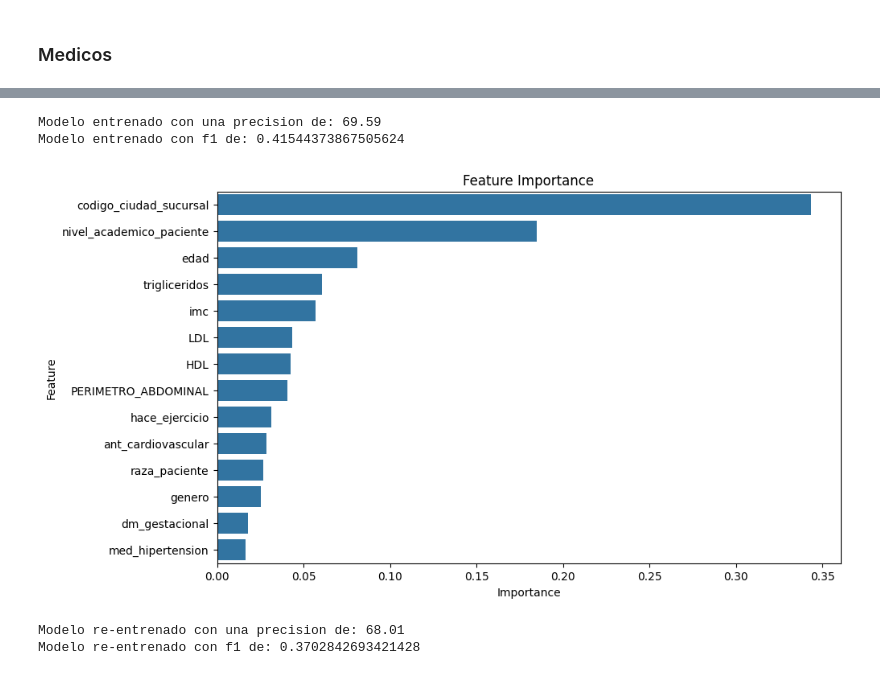
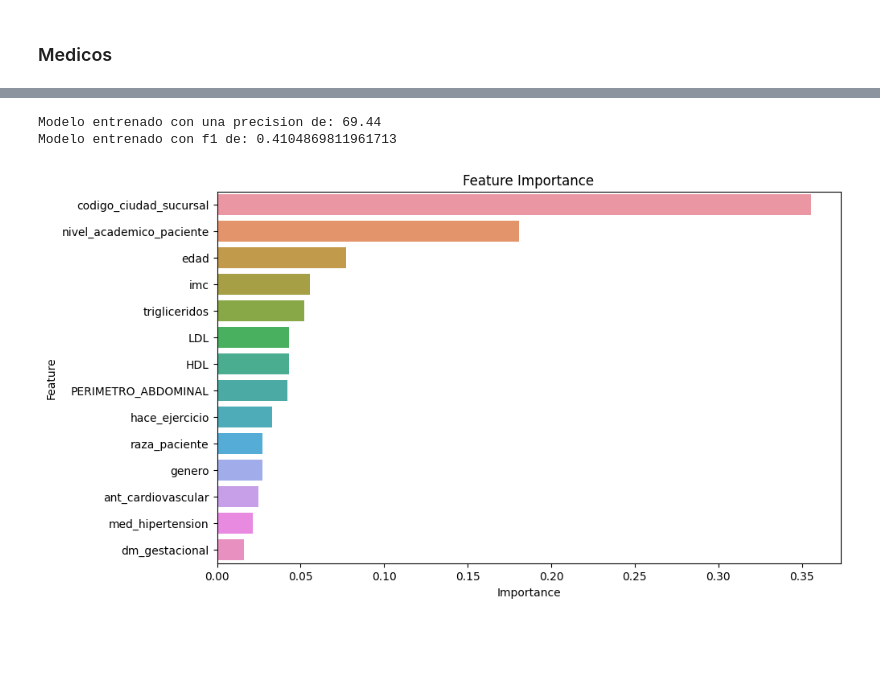
Before and after one commit to nukeduck21/diabetes_avicena, a Jupyter notebook: Codigo/Notebook/segunda_entrega/1_primerEjercicio_prediccion.ipynb, the cells around one changed output, grey strips where cells are left out. Cells and saved outputs as stored; diff of their text form; code cells hidden in the pictures; blank space fills up the shorter version.

```diff
--- a/Codigo/Notebook/segunda_entrega/1_primerEjercicio_prediccion.ipynb
+++ b/Codigo/Notebook/segunda_entrega/1_primerEjercicio_prediccion.ipynb
@@ -858,9 +678,14 @@ Modelo de Mujeres entrenado con f1 de: 0.6338486713143675
 # %%
-data_prueba = data.copy()
+data_prueba = data[data.genero == 0].copy()
+data_prueba_ = data[data.genero == 1].copy()
+
+data_prueba['PERIMETRO_ABDOMINAL'] = data_prueba['PERIMETRO_ABDOMINAL'].map(lambda x: dict_variables['PERIMETRO_ABDOMINAL'](x, 0))
+data_prueba_['PERIMETRO_ABDOMINAL'] = data_prueba_['PERIMETRO_ABDOMINAL'].map(lambda x: dict_variables['PERIMETRO_ABDOMINAL'](x, 1))
+data_prueba = pd.concat([data_prueba,data_prueba_])
 
 for key in dict_variables:
     if key == 'PERIMETRO_ABDOMINAL':
-        data_prueba[key] = data_prueba[key].map(lambda x: dict_variables[key](x, genero))
+        continue #data_prueba[key] = data_prueba[key].map(lambda x: dict_variables[key](x, genero))
     else:
         data_prueba[key] = data_prueba[key].map(lambda x: dict_variables[key](x))
 
@@ -907,52 +732,50 @@ y_pred = model.predict(X_test)
 metrica = round(model.score(X_test, y_test)*100,2)
 f1 = f1_score(y_test, y_pred)
 
 dict_sex = {0 : 'Mujeres', 1: 'Hombres'}
 
 print(f'Modelo entrenado con una precision de: {metrica}')
 print(f'Modelo entrenado con f1 de: {f1}')
 
 
 feature_importance_df = pd.DataFrame({
     'Feature': X_train.columns,
     'Importance': model.feature_importances_
 })
 
 # Sort the DataFrame by importance
 feature_importance_df = feature_importance_df.sort_values(by='Importance', ascending=False)
 
 # Plot feature importances
 plt.figure(figsize=(10, 6))
 sns.barplot(x='Importance', y='Feature', data=feature_importance_df)
 plt.title('Feature Importance')
 plt.show()
 
 
-# Select top 5 features (as an example)
-top_features = feature_importance_df.head(10)['Feature'].values
+# # Select top 5 features (as an example)
+# top_features = feature_importance_df.head(10)['Feature'].values
 
-# Create a new dataset with only the top features
-X_train_selected = X_train[top_features]
-X_test_selected = X_test[top_features]
+# # Create a new dataset with only the top features
+# X_train_selected = X_train[top_features]
+# X_test_selected = X_test[top_features]
 
-# Train the classifier with selected features
-model = RandomForestClassifier(n_estimators=20)
-model.fit(X_train_selected, y_train)
+# # Train the classifier with selected features
+# model = RandomForestClassifier(n_estimators=20)
+# model.fit(X_train_selected, y_train)
 
-# Make predictions and calculate accuracy after feature selection
-y_pred_selected = model.predict(X_test_selected)
-# selected_accuracy = accuracy_score(y_test, y_pred_selected)
+# # Make predictions and calculate accuracy after feature selection
+# y_pred_selected = model.predict(X_test_selected)
+# # selected_accuracy = accuracy_score(y_test, y_pred_selected)
 
-metrica = round(model.score(X_test_selected, y_test)*100,2)
-f1 = f1_score(y_test, y_pred_selected)
+# metrica = round(model.score(X_test_selected, y_test)*100,2)
+# f1 = f1_score(y_test, y_pred_selected)
 
-print(f'Modelo re-entrenado con una precision de: {metrica}')
-print(f'Modelo re-entrenado con f1 de: {f1}')
+# print(f'Modelo re-entrenado con una precision de: {metrica}')
+# print(f'Modelo re-entrenado con f1 de: {f1}')
 # %% [output]
-Modelo entrenado con una precision de: 69.59
-Modelo entrenado con f1 de: 0.41544373867505624
+Modelo entrenado con una precision de: 69.44
+Modelo entrenado con f1 de: 0.4104869811961713
-[figure, old version]
+[figure, new version]
-Modelo re-entrenado con una precision de: 68.01
-Modelo re-entrenado con f1 de: 0.3702842693421428
 # %%
 model.get_params()
```
Also changed, not shown: parts of 23 cells of this notebook, 1 other file.
